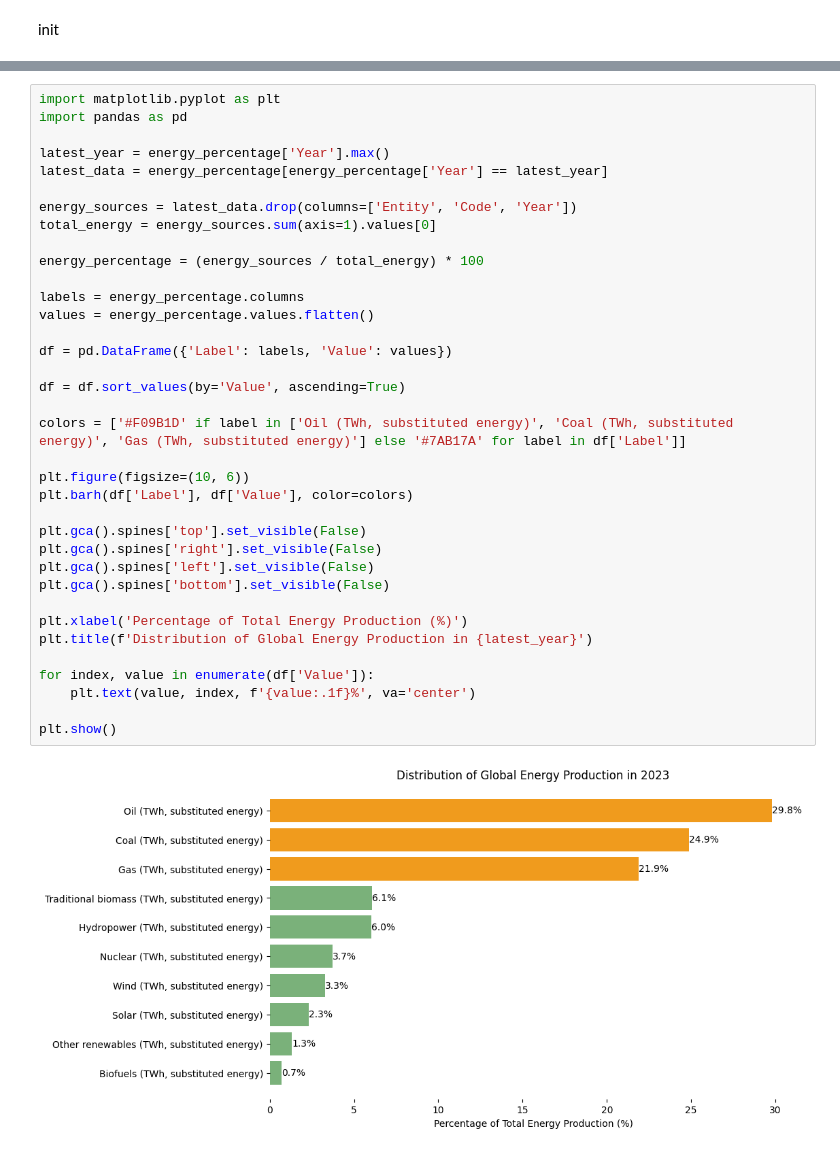
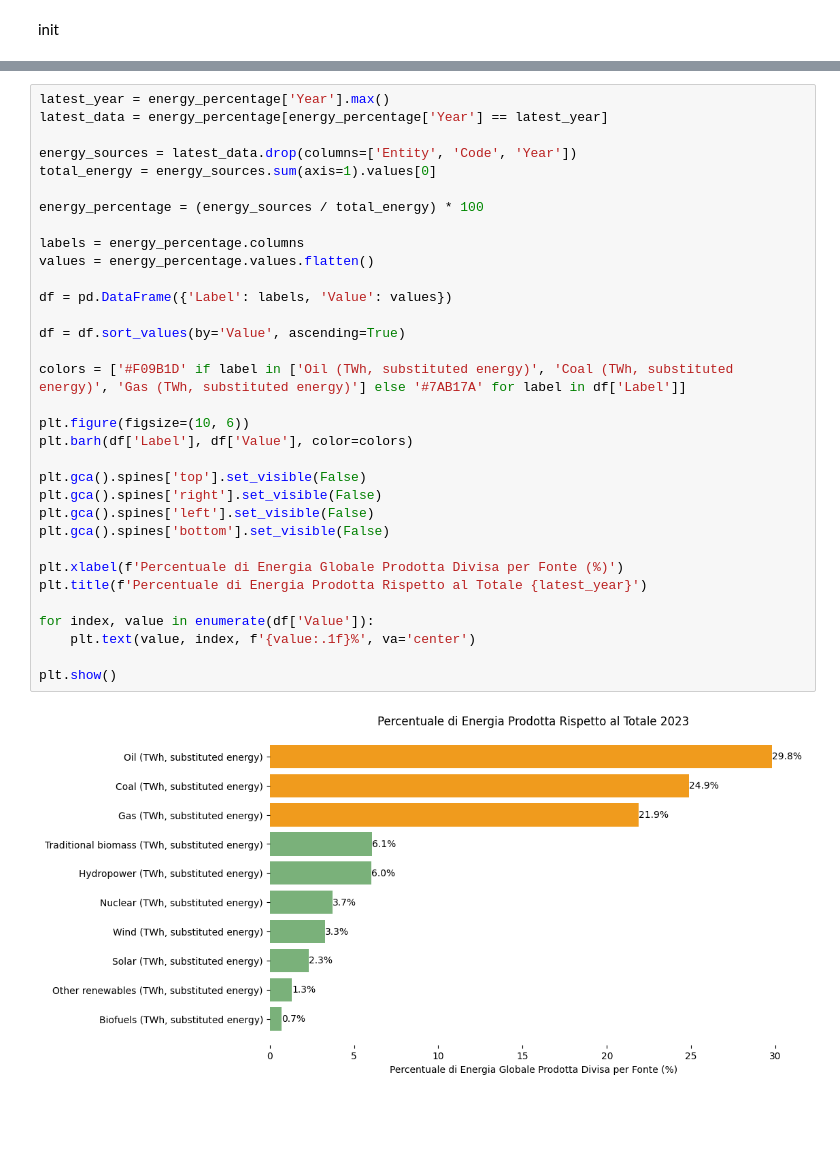
Before and after one commit to MartinWWDC/Carbon_Neutral_2050, a Jupyter notebook: Codici-Data/2-produzione.ipynb, the cells around one changed output, grey strips where cells are left out. Drawn from its saved outputs; the diff is of its cells as text; blank space fills up the shorter version.

```diff
--- a/Codici-Data/2-produzione.ipynb
+++ b/Codici-Data/2-produzione.ipynb
@@ -17,40 +17,37 @@ energy_percentage.head()
 | 3 | World | OWID_WRL | 1830 | 0.0 | 0.0 | 0.0 | ... |
 | 4 | World | OWID_WRL | 1840 | 0.0 | 0.0 | 0.0 | ... |
 # %%
-import matplotlib.pyplot as plt
-import pandas as pd
-
 latest_year = energy_percentage['Year'].max()
 latest_data = energy_percentage[energy_percentage['Year'] == latest_year]
 
 energy_sources = latest_data.drop(columns=['Entity', 'Code', 'Year'])
 total_energy = energy_sources.sum(axis=1).values[0]
 
 energy_percentage = (energy_sources / total_energy) * 100
 
 labels = energy_percentage.columns
 values = energy_percentage.values.flatten()
 
 df = pd.DataFrame({'Label': labels, 'Value': values})
 
 df = df.sort_values(by='Value', ascending=True)
 
 colors = ['#F09B1D' if label in ['Oil (TWh, substituted energy)', 'Coal (TWh, substituted energy)', 'Gas (TWh, substituted energy)'] else '#7AB17A' for label in df['Label']]
 
 plt.figure(figsize=(10, 6))
 plt.barh(df['Label'], df['Value'], color=colors)
 
 plt.gca().spines['top'].set_visible(False)
 plt.gca().spines['right'].set_visible(False)
 plt.gca().spines['left'].set_visible(False)
 plt.gca().spines['bottom'].set_visible(False)
 
-plt.xlabel('Percentage of Total Energy Production (%)')
-plt.title(f'Distribution of Global Energy Production in {latest_year}')
+plt.xlabel(f'Percentuale di Energia Globale Prodotta Divisa per Fonte (%)')
+plt.title(f'Percentuale di Energia Prodotta Rispetto al Totale {latest_year}')
 
 for index, value in enumerate(df['Value']):
     plt.text(value, index, f'{value:.1f}%', va='center')
 
 plt.show()
 # %% [output]
-[figure, old version]
+[figure, new version]
```
Also changed, not shown: 5 other files.
